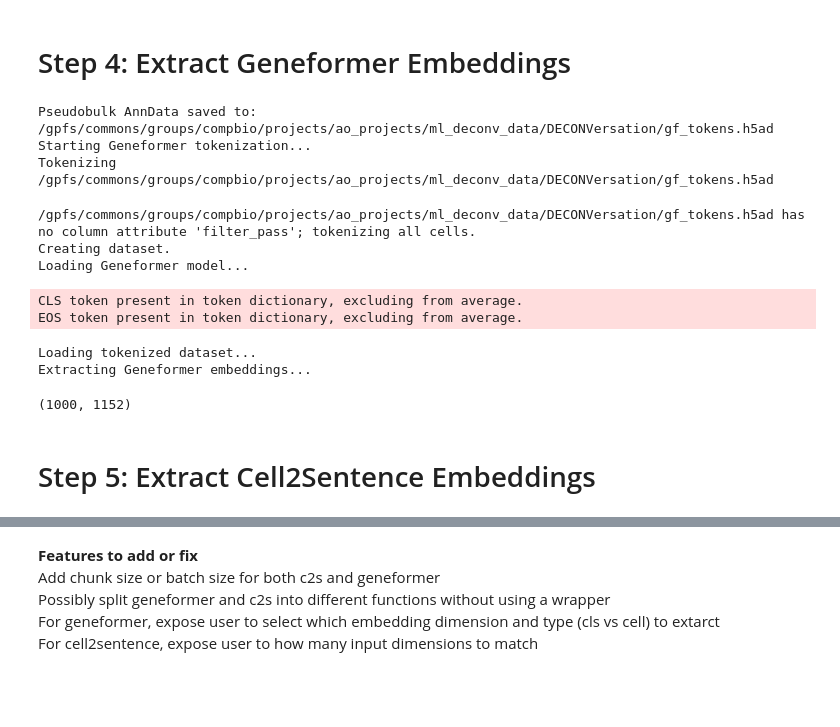
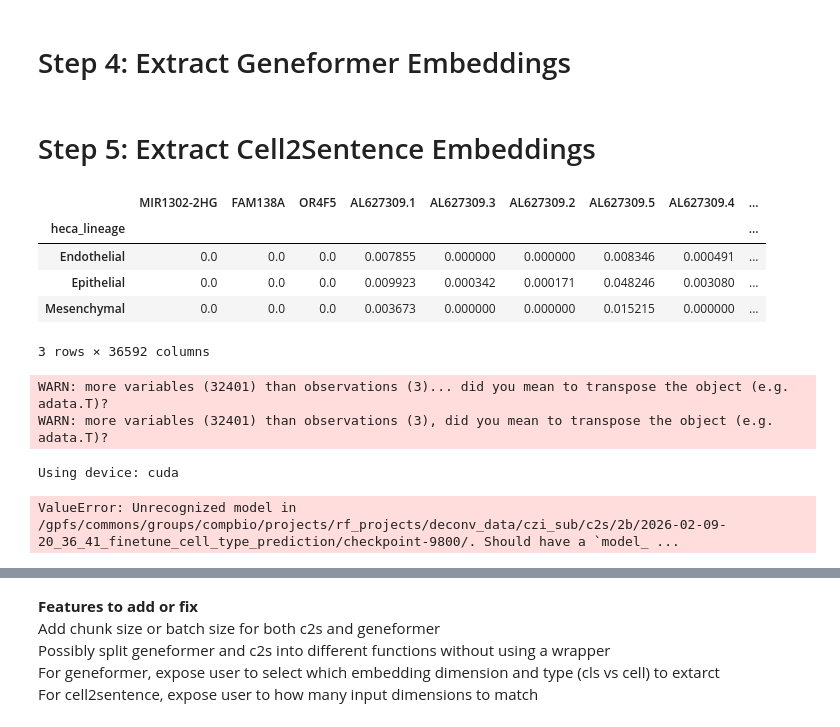
Before and after one commit to Eastmanmd/DECONVersation, a Jupyter notebook: src/DECONVersation/test_all_functions_and_features.ipynb, the cells around one changed output, grey strips where cells are left out. Cells and saved outputs as stored; diff of their text form; code cells hidden in the pictures; blank space fills up the shorter version.

```diff
--- a/src/DECONVersation/test_all_functions_and_features.ipynb
+++ b/src/DECONVersation/test_all_functions_and_features.ipynb
@@ -234,21 +210,10 @@ from embeddings import *
 # )
 # %%
-pb_gf_embed = extract_embs(
-    bulk_df = pb_cell_lines,
-    mode = "geneformer",
-    temp_output_dir = "/gpfs/commons/groups/compbio/projects/ao_projects/ml_deconv_data/DECONVersation/",
-    model_path= "ctheodoris/Geneformer",
-    delete_temp_files = True
-)
+# pb_gf_embed = extract_embs(
+#     bulk_df = pb_cell_lines,
+#     mode = "geneformer",
+#     temp_output_dir = "/gpfs/commons/groups/compbio/projects/ao_projects/ml_deconv_data/DECONVersation/",
+#     model_path= "ctheodoris/Geneformer",
+#     delete_temp_files = True
+# )
-# %% [output]
-Pseudobulk AnnData saved to: /gpfs/commons/groups/compbio/projects/ao_projects/ml_deconv_data/DECONVersation/gf_tokens.h5ad
-Starting Geneformer tokenization...
-Tokenizing /gpfs/commons/groups/compbio/projects/ao_projects/ml_deconv_data/DECONVersation/gf_tokens.h5ad
-/gpfs/commons/groups/compbio/projects/ao_projects/ml_deconv_data/DECONVersation/gf_tokens.h5ad has no column attribute 'filter_pass'; tokenizing all cells.
-Creating dataset.
-Loading Geneformer model...
-CLS token present in token dictionary, excluding from average.
-EOS token present in token dictionary, excluding from average.
-Loading tokenized dataset...
-Extracting Geneformer embeddings...
 # %%
@@ -256,6 +221,4 @@ pb_gf_embed.to_csv("/gpfs/commons/groups/compbio/projects/ao_projects/ml_deconv_
 # %%
-pb_gf_embed.shape
+#pb_gf_embed.shape
-# %% [output]
-(1000, 1152)
 # %% [markdown]
 # Step 5: Extract Cell2Sentence Embeddings
@@ -262,8 +227,22 @@ pb_gf_embed.shape
+# %%
+sig_mat_c2s.T.head()
+# %% [output]
+|  | MIR1302-2HG | FAM138A | OR4F5 | AL627309.1 | AL627309.3 | AL627309.2 | AL627309.5 | AL627309.4 | ... |
+| heca_lineage |  |  |  |  |  |  |  |  | ... |
+| Endothelial | 0.0 | 0.0 | 0.0 | 0.007855 | 0.000000 | 0.000000 | 0.008346 | 0.000491 | ... |
+| Epithelial | 0.0 | 0.0 | 0.0 | 0.009923 | 0.000342 | 0.000171 | 0.048246 | 0.003080 | ... |
+| Mesenchymal | 0.0 | 0.0 | 0.0 | 0.003673 | 0.000000 | 0.000000 | 0.015215 | 0.000000 | ... |
+3 rows × 36592 columns
 # %%
 sig_mat_c2s_embed = extract_embs(
-    bulk_df = sig_mat_gf.T,
+    bulk_df = sig_mat_c2s.T,
     mode = "c2s",
     temp_output_dir = "/gpfs/commons/groups/compbio/projects/ao_projects/ml_deconv_data/DECONVersation/",
-    model_path= "/gpfs/commons/groups/compbio/projects/rf_projects/deconv_data/deconvbench/c2s/410mmouse/2026-02-08-08_41_26_finetune_cell_type_prediction/checkpoint-9090",
-    delete_temp_files = False
+    model_path= "/gpfs/commons/groups/compbio/projects/rf_projects/deconv_data/czi_sub/c2s/2b/2026-02-09-20_36_41_finetune_cell_type_prediction/checkpoint-9800/",
+    delete_temp_files = True
 )
+# %% [output]
+WARN: more variables (32401) than observations (3)... did you mean to transpose the object (e.g. adata.T)?
+WARN: more variables (32401) than observations (3), did you mean to transpose the object (e.g. adata.T)?
+Using device: cuda
+ValueError: Unrecognized model in /gpfs/commons/groups/compbio/projects/rf_projects/deconv_data/czi_sub/c2s/2b/2026-02-09-20_36_41_finetune_cell_type_prediction/checkpoint-9800/. Should have a `model_ ...
```
Also changed, not shown: parts of 35 cells of this notebook, 2 other files.
